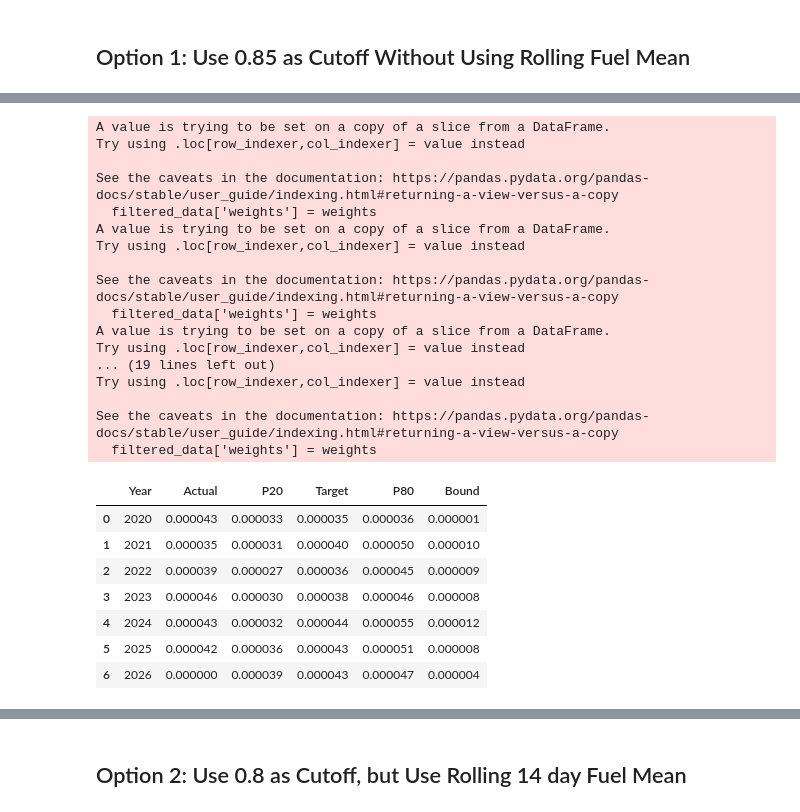
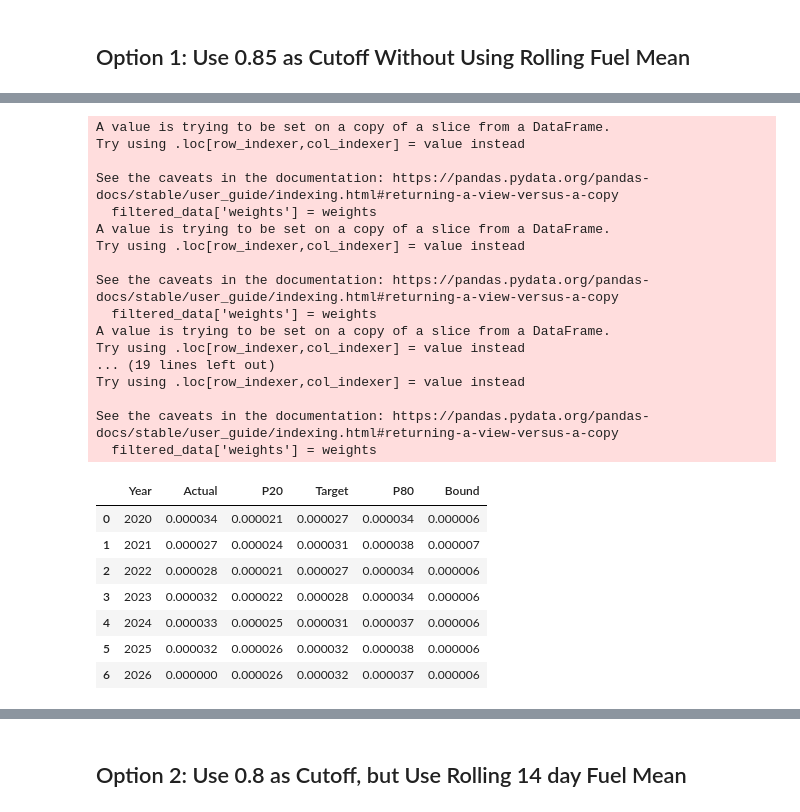
Before and after one commit to charliet202020/Ignition-Goal-Setting-Github, a Jupyter notebook: Circuit_Level_Analysis_Distribution_Only.ipynb, the cells around one changed output, grey strips where cells are left out. Saved outputs shown, nothing was run; the diff lists cells and outputs as text; code cells hidden in the pictures.

```diff
--- a/Circuit_Level_Analysis_Distribution_Only.ipynb
+++ b/Circuit_Level_Analysis_Distribution_Only.ipynb
@@ -429,11 +433,13 @@ res_df
 # create a result table
 table = []
 for yr in range(2020, 2027):
-    start, end = yr-3, yr-1
+    start, end = yr-5, yr-1
     # filter the data for the last 5 years
     filtered_data = res_df[(res_df['Year'] >= start) & (res_df['Year'] <= end)]
     # assign weights to first, second and third year
     weights = [0.1, 0.2, 0.7]
+    # using unweighted version
+    weights = [1/5, 1/5, 1/5, 1/5, 1/5]
     filtered_data['weights'] = weights
     # calculate the weighted average of Ignition Ratio
     weighted_avg = (filtered_data['Ignition Ratio'] * filtered_data['weights']).sum() / filtered_data['weights'].sum()
@@ -549,5 +570,30 @@ ignitions_2025_grouped
 # %% [markdown]
 ## Option 1: Use 0.85 as Cutoff Without Using Rolling Fuel Mean
+# %%
+# read ignition data
+ignitions = pd.read_excel("//sce.eix.com/workgroup/SPE_DSA/Charles/IgnitionGoalSettingInput/Ignition_Safari_Connection.xlsx")
+# rename columns
+ignitions = ignitions.rename(columns={'Date/Time':'Date','Circuit Name':'Circuit_Name','Circuit ID':'Circuit_ID','Event ID':'Event_ID'})
+# get year column
+ignitions['Year'] = pd.to_datetime(ignitions['Date']).dt.year
+# keep only SCE involved ignitions
+ignitions = ignitions[ignitions['SCE Involved'].str.contains('yes|inconclusive',case=False,na=False)]
+# keep only reportable ignitions
+ignitions = ignitions[ignitions['CPUC Reportable']==1]
+# for Status, ignore the ones that say open
+ignitions = ignitions[~ignitions['Status'].str.contains('open', case=False, na=False)]
+# keep only HFRA ignitions
+ignitions = ignitions[ignitions['HFRA'].str.contains('T2|T3',na=False)]
+# loc row where circuit name has 'banducci' and change Circuit_ID to ET-02156
+ignitions.loc[ignitions['Circuit_Name'].str.contains('banducci', case=False, na=False), 'Circuit_ID'] = 'ET-02156'
+# change date format
+ignitions['Date'] = pd.to_datetime(ignitions['Date']).dt.strftime('%Y-%m-%d')
+# from 2015 onward
+ignitions = ignitions[ignitions['Year'] >= 2015]
+# # before August 1 2025
+# ignitions = ignitions[ignitions['Date'] < '2025-08-01']
+# group by Year and get count of ignitions
+ignitions = ignitions.groupby('Year').agg({'Event_ID': 'count'}).reset_index()
 # %%
 # determine fuel_var to use
 ads_agg = 'mean_max'
@@ -638,18 +703,26 @@ res_df
 # %%
 # create a result table
 table = []
+custom_weight = True # Change to True to use customized weights
+custom_std = True # Change to True to use customized std
 for yr in range(2020, 2027):
-    start, end = yr-3, yr-1
+    start, end = yr-5, yr-1
     # filter the data for the last 5 years
     filtered_data = res_df[(res_df['Year'] >= start) & (res_df['Year'] <= end)]
     # assign weights to first, second and third year
-    weights = [0.1, 0.2, 0.7]
+    # weights = [0.1, 0.2, 0.7]
+    weights = [1/5, 1/5, 1/5, 1/5, 1/5]
+    if custom_weight:
+        weights = [0.1, 0.1, 0.1, 0.1, 0.6]
     filtered_data['weights'] = weights
     # calculate the weighted average of Ignition Ratio
     weighted_avg = (filtered_data['Ignition Ratio'] * filtered_data['weights']).sum() / filtered_data['weights'].sum()
     target = weighted_avg
-    # get the standard deviation of Ignition Ratio and multiply by 2 to get bound
-    bound = filtered_data['Ignition Ratio'].std() * 2
+    # get the standard deviation of Ignition Ratio and multiply by 1.5 to get bound
+    bound = filtered_data['Ignition Ratio'].std() * 1.5
+    if custom_std:
+        filtered_temp = res_df[res_df['Year'] <= end]
+        bound = filtered_temp['Ignition Ratio'].std() * 1.5
     # get p80 by adding the bound to the ratio
     p80 = target + bound
     # get p20 by subtracting the bound from the ratio
@@ -662,37 +735,37 @@ for yr in range(2020, 2027):
     table.append({
         'Year': yr,
         'Actual': actual[0],
         'P20': p20,
         'Target': target,
         'P80': p80,
         'Bound': bound
     })
 # convert the table to a DataFrame
 result_table = pd.DataFrame(table)
 result_table
 # %% [output]
 A value is trying to be set on a copy of a slice from a DataFrame.
 Try using .loc[row_indexer,col_indexer] = value instead
 
 See the caveats in the documentation: https://pandas.pydata.org/pandas-docs/stable/user_guide/indexing.html#returning-a-view-versus-a-copy
   filtered_data['weights'] = weights
 A value is trying to be set on a copy of a slice from a DataFrame.
 Try using .loc[row_indexer,col_indexer] = value instead
 
 See the caveats in the documentation: https://pandas.pydata.org/pandas-docs/stable/user_guide/indexing.html#returning-a-view-versus-a-copy
   filtered_data['weights'] = weights
 A value is trying to be set on a copy of a slice from a DataFrame.
 Try using .loc[row_indexer,col_indexer] = value instead
 ... (19 lines left out)
 Try using .loc[row_indexer,col_indexer] = value instead
 
 See the caveats in the documentation: https://pandas.pydata.org/pandas-docs/stable/user_guide/indexing.html#returning-a-view-versus-a-copy
   filtered_data['weights'] = weights
 |  | Year | Actual | P20 | Target | P80 | Bound |
-| 0 | 2020 | 0.000043 | 0.000033 | 0.000035 | 0.000036 | 0.000001 |
-| 1 | 2021 | 0.000035 | 0.000031 | 0.000040 | 0.000050 | 0.000010 |
-| 2 | 2022 | 0.000039 | 0.000027 | 0.000036 | 0.000045 | 0.000009 |
-| 3 | 2023 | 0.000046 | 0.000030 | 0.000038 | 0.000046 | 0.000008 |
-| 4 | 2024 | 0.000043 | 0.000032 | 0.000044 | 0.000055 | 0.000012 |
-| 5 | 2025 | 0.000042 | 0.000036 | 0.000043 | 0.000051 | 0.000008 |
-| 6 | 2026 | 0.000000 | 0.000039 | 0.000043 | 0.000047 | 0.000004 |
+| 0 | 2020 | 0.000034 | 0.000021 | 0.000027 | 0.000034 | 0.000006 |
+| 1 | 2021 | 0.000027 | 0.000024 | 0.000031 | 0.000038 | 0.000007 |
+| 2 | 2022 | 0.000028 | 0.000021 | 0.000027 | 0.000034 | 0.000006 |
+| 3 | 2023 | 0.000032 | 0.000022 | 0.000028 | 0.000034 | 0.000006 |
+| 4 | 2024 | 0.000033 | 0.000025 | 0.000031 | 0.000037 | 0.000006 |
+| 5 | 2025 | 0.000032 | 0.000026 | 0.000032 | 0.000038 | 0.000006 |
+| 6 | 2026 | 0.000000 | 0.000026 | 0.000032 | 0.000037 | 0.000006 |
```
Also changed, not shown: parts of 45 cells of this notebook.
